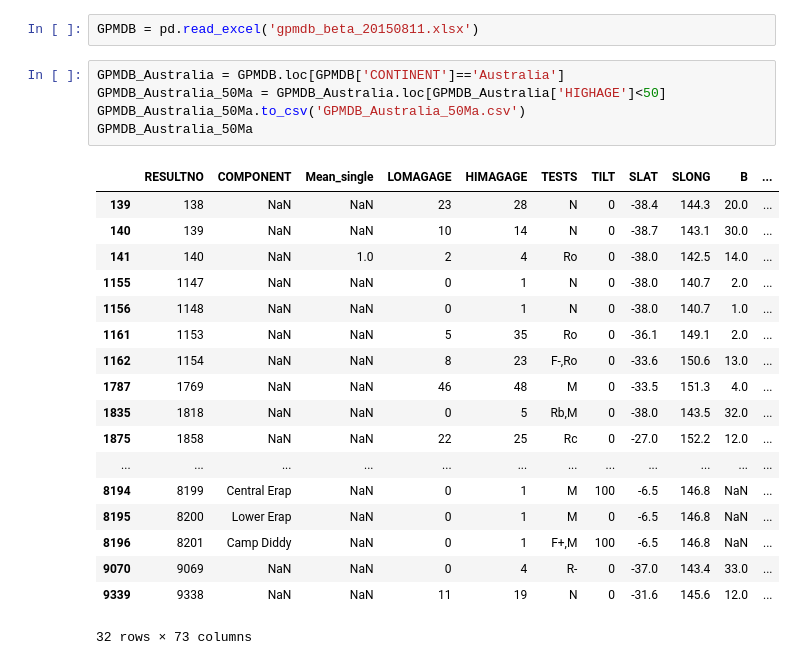
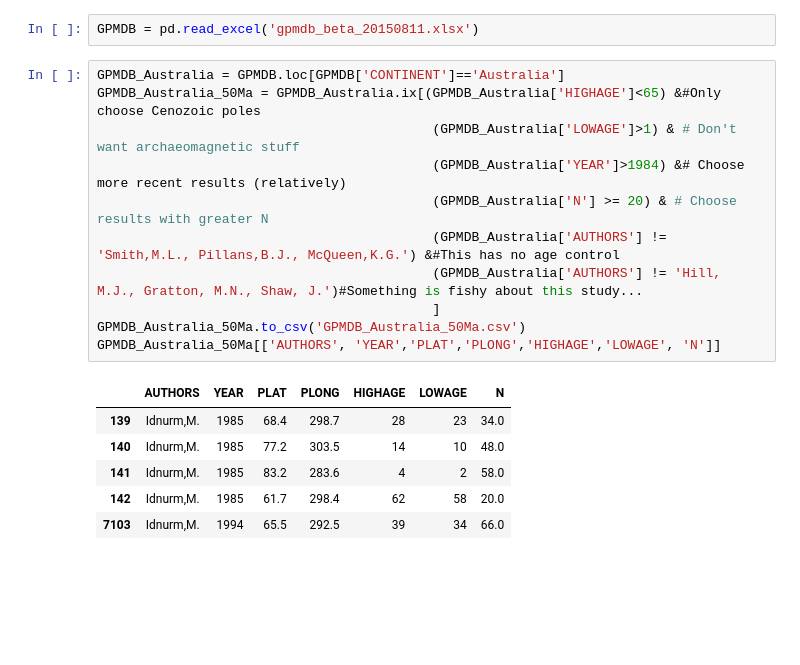
Before and after one commit to ian-r-rose/mcplates, a Jupyter notebook: australia/Australia_Poles.ipynb, the cells around one changed output. Saved outputs shown, nothing was run; the diff lists cells and outputs as text; blank space fills up the shorter version.

```diff
--- a/australia/Australia_Poles.ipynb
+++ b/australia/Australia_Poles.ipynb
@@ -8,28 +8,22 @@ plt.rcParams['image.cmap'] = 'viridis'
 %matplotlib inline
 # %%
 GPMDB = pd.read_excel('gpmdb_beta_20150811.xlsx')
-# %%
-GPMDB_Australia = GPMDB.loc[GPMDB['CONTINENT']=='Australia']
-GPMDB_Australia_50Ma = GPMDB_Australia.loc[GPMDB_Australia['HIGHAGE']<50]
-GPMDB_Australia_50Ma.to_csv('GPMDB_Australia_50Ma.csv')
-GPMDB_Australia_50Ma
-# %% [output]
-|  | RESULTNO | COMPONENT | Mean_single | LOMAGAGE | HIMAGAGE | TESTS | TILT | SLAT | SLONG | B | ... |
-| 139 | 138 | NaN | NaN | 23 | 28 | N | 0 | -38.4 | 144.3 | 20.0 | ... |
-| 140 | 139 | NaN | NaN | 10 | 14 | N | 0 | -38.7 | 143.1 | 30.0 | ... |
-| 141 | 140 | NaN | 1.0 | 2 | 4 | Ro | 0 | -38.0 | 142.5 | 14.0 | ... |
-| 1155 | 1147 | NaN | NaN | 0 | 1 | N | 0 | -38.0 | 140.7 | 2.0 | ... |
-| 1156 | 1148 | NaN | NaN | 0 | 1 | N | 0 | -38.0 | 140.7 | 1.0 | ... |
-| 1161 | 1153 | NaN | NaN | 5 | 35 | Ro | 0 | -36.1 | 149.1 | 2.0 | ... |
-| 1162 | 1154 | NaN | NaN | 8 | 23 | F-,Ro | 0 | -33.6 | 150.6 | 13.0 | ... |
-| 1787 | 1769 | NaN | NaN | 46 | 48 | M | 0 | -33.5 | 151.3 | 4.0 | ... |
-| 1835 | 1818 | NaN | NaN | 0 | 5 | Rb,M | 0 | -38.0 | 143.5 | 32.0 | ... |
-| 1875 | 1858 | NaN | NaN | 22 | 25 | Rc | 0 | -27.0 | 152.2 | 12.0 | ... |
-| ... | ... | ... | ... | ... | ... | ... | ... | ... | ... | ... | ... |
-| 8194 | 8199 | Central Erap | NaN | 0 | 1 | M | 100 | -6.5 | 146.8 | NaN | ... |
-| 8195 | 8200 | Lower Erap | NaN | 0 | 1 | M | 0 | -6.5 | 146.8 | NaN | ... |
-| 8196 | 8201 | Camp Diddy | NaN | 0 | 1 | F+,M | 100 | -6.5 | 146.8 | NaN | ... |
-| 9070 | 9069 | NaN | NaN | 0 | 4 | R- | 0 | -37.0 | 143.4 | 33.0 | ... |
-| 9339 | 9338 | NaN | NaN | 11 | 19 | N | 0 | -31.6 | 145.6 | 12.0 | ... |
-32 rows × 73 columns
+# %%
+GPMDB_Australia = GPMDB.loc[GPMDB['CONTINENT']=='Australia']
+GPMDB_Australia_50Ma = GPMDB_Australia.ix[(GPMDB_Australia['HIGHAGE']<65) &#Only choose Cenozoic poles
+                                           (GPMDB_Australia['LOWAGE']>1) & # Don't want archaeomagnetic stuff
+                                           (GPMDB_Australia['YEAR']>1984) &# Choose more recent results (relatively)
+                                           (GPMDB_Australia['N'] >= 20) & # Choose results with greater N
+                                           (GPMDB_Australia['AUTHORS'] != 'Smith,M.L., Pillans,B.J., McQueen,K.G.') &#This has no age control
+                                           (GPMDB_Australia['AUTHORS'] != 'Hill, M.J., Gratton, M.N., Shaw, J.')#Something is fishy about this study...
+                                           ]
+GPMDB_Australia_50Ma.to_csv('GPMDB_Australia_50Ma.csv')
+GPMDB_Australia_50Ma[['AUTHORS', 'YEAR','PLAT','PLONG','HIGHAGE','LOWAGE', 'N']]
+# %% [output]
+|  | AUTHORS | YEAR | PLAT | PLONG | HIGHAGE | LOWAGE | N |
+| 139 | Idnurm,M. | 1985 | 68.4 | 298.7 | 28 | 23 | 34.0 |
+| 140 | Idnurm,M. | 1985 | 77.2 | 303.5 | 14 | 10 | 48.0 |
+| 141 | Idnurm,M. | 1985 | 83.2 | 283.6 | 4 | 2 | 58.0 |
+| 142 | Idnurm,M. | 1985 | 61.7 | 298.4 | 62 | 58 | 20.0 |
+| 7103 | Idnurm,M. | 1994 | 65.5 | 292.5 | 39 | 34 | 66.0 |
 # %%
```
Also changed, not shown: parts of 1 cell of this notebook, 1 other file.
